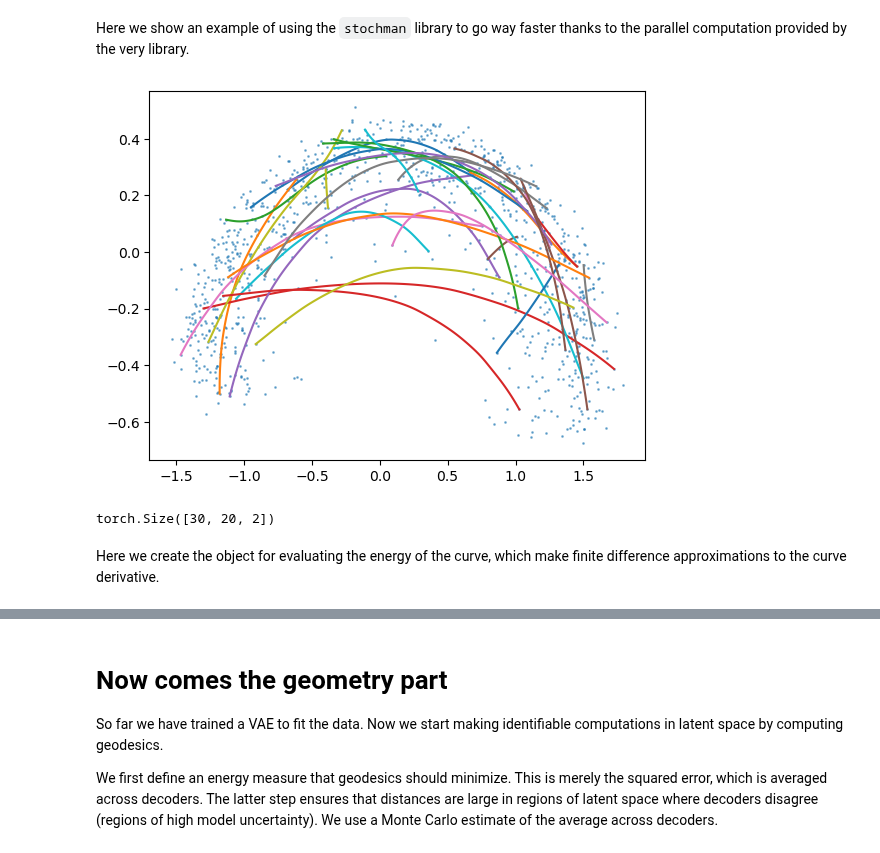
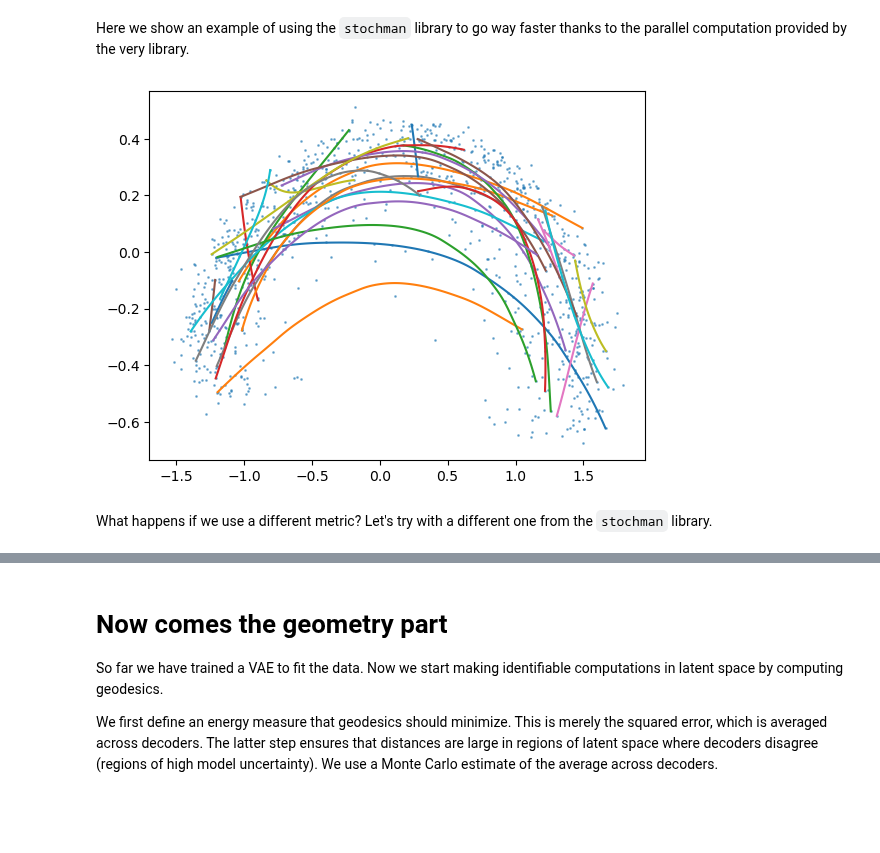
Before and after one commit to fablos/geo_latte, a Jupyter notebook: icra/my_tutorial.ipynb, the cells around one changed output, grey strips where cells are left out. Cells and saved outputs as stored; diff of their text form; code cells hidden in the pictures; blank space fills up the shorter version.

````diff
--- a/icra/my_tutorial.ipynb
+++ b/icra/my_tutorial.ipynb
@@ -120,14 +131,10 @@
 # %%
 plt.scatter(data[:, 0], data[:, 1], s=1, alpha=0.5)
 batch_c = CubicSpline(begin=data[curve_indices[:, 0]], end=data[curve_indices[:, 1]], num_nodes=20)
-geodesic_minimizing_energy(curve=batch_c, manifold=dm, max_iter = 200)
+geodesic_minimizing_energy(curve=batch_c, manifold=dm, optimizer=torch.optim.RMSprop, max_iter=200)
 batch_c.plot()
 plt.show()
 # %% [output]
-[figure, old version]
+[figure, new version]
-# %%
-batch_c.points().shape
-# %% [output]
-torch.Size([30, 20, 2])
 # %% [markdown]
-Here we create the object for evaluating the energy of the curve, which make finite difference approximations to the curve derivative.
+What happens if we use a different metric? Let's try with a different one from the ```stochman``` library.
````
Also changed, not shown: parts of 15 cells of this notebook.
